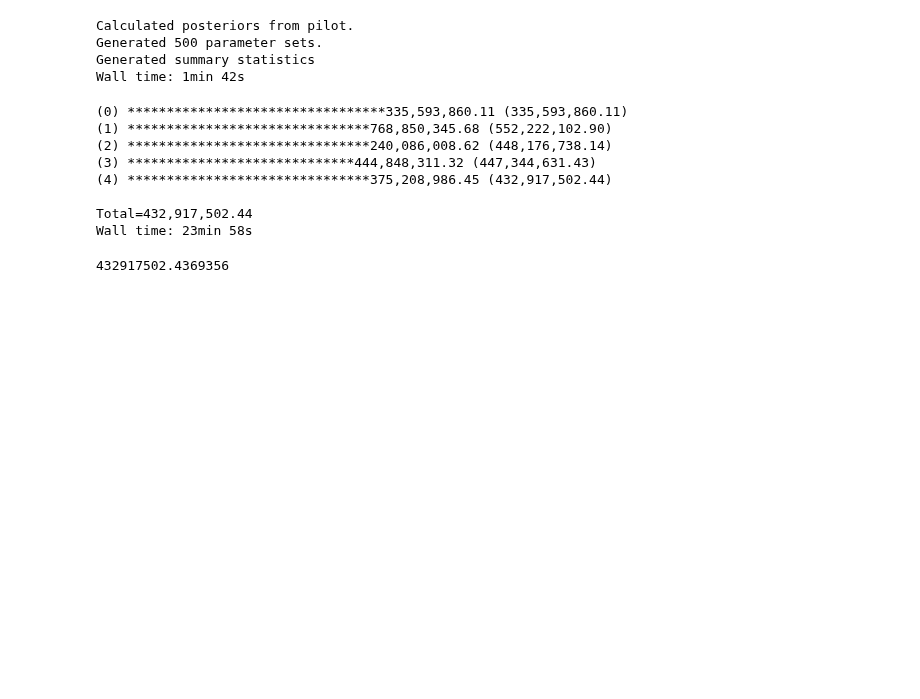
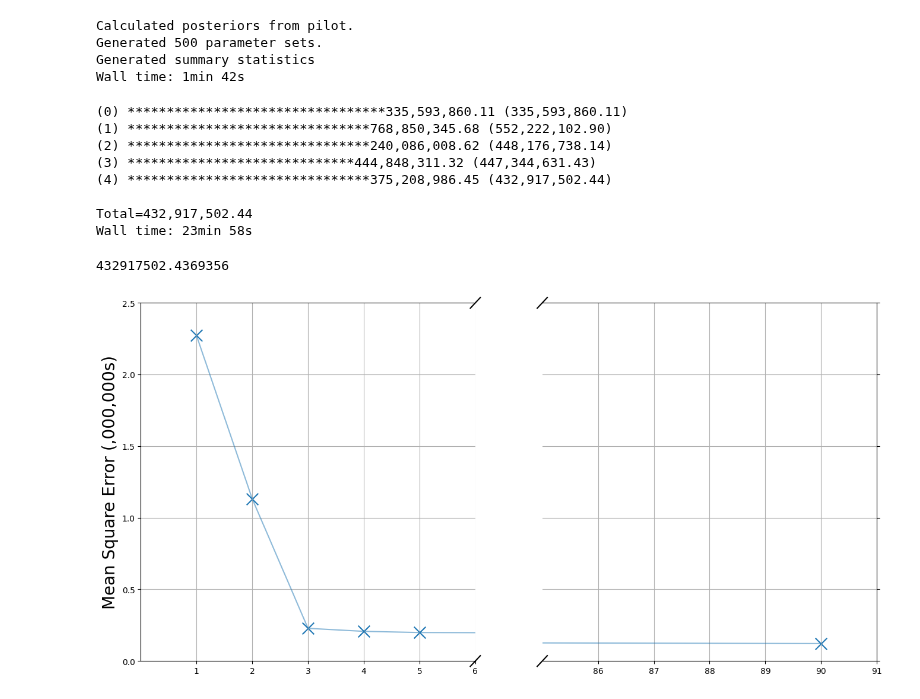
Before and after one commit to dajhutchinson/bayesian-modelling-of-epidemic-events, a Jupyter notebook: Code/SS test.ipynb, the cells around one changed output. Cells and saved outputs as stored; diff of their text form; code cells hidden in the pictures; blank space fills up the shorter version.

```diff
--- a/Code/SS test.ipynb
+++ b/Code/SS test.ipynb
@@ -304,3 +304,68 @@ mse_summary_stats(summary_stats)
 Total=432,917,502.44
 Wall time: 23min 58s
 432917502.4369356
+# %%
+import matplotlib.pyplot as plt
+import numpy as np
+from Models import SenegalRonaData
+
+# Size plots
+import matplotlib.pyplot as plt
+plt.rcParams['figure.figsize'] = [16, 8]
+plt.rcParams['figure.dpi'] = 100
+# %%
+entropy=[-9.48,-10.74,-10.59,-10.6,-10.54,-11.7]
+mse=[2272479,1131712,228150,207124,198888,121777]
+dims=[1,2,3,4,5,90]
+# %%
+x = np.linspace(0,10,100)
+x[75:] = np.linspace(40,42.5,25)
+
+y = np.sin(x)
+
+f,(ax,ax2) = plt.subplots(1,2,sharey=True, facecolor='w')
+
+# plot the same data on both axes
+ax.plot(dims,mse,alpha=.5)
+ax.scatter(dims,mse,marker="x",s=200)
+ax2.plot(dims,mse,alpha=.5)
+ax2.scatter(dims,mse,marker="x",s=200)
+
+ax.set_xlim(0,6)
+ax2.set_xlim(85,91)
+
+# hide the spines between ax and ax2
+ax.spines['right'].set_visible(False)
+ax2.spines['left'].set_visible(False)
+ax.yaxis.tick_left()
+ax2.yaxis.tick_right()
+
+d = .015 # how big to make the diagonal lines in axes coordinates
+# arguments to pass plot, just so we don't keep repeating them
+kwargs = dict(transform=ax.transAxes, color='k', clip_on=False)
+ax.plot((1-d,1+d), (-d,+d), **kwargs)
+ax.plot((1-d,1+d),(1-d,1+d), **kwargs)
+
+kwargs.update(transform=ax2.transAxes)  # switch to the bottom axes
+ax2.plot((-d,+d), (1-d,1+d), **kwargs)
+ax2.plot((-d,+d), (-d,+d), **kwargs)
+
+ax.set_xticks([i for i in range(1,7)])
+ax2.set_xticks([i for i in range(86,92)])
+
+ax.set_ylim(0,2500000)
+ax2.set_ylim(0,2500000)
+
+y_ticks=np.linspace(0,2500000,6)
+ax.set_yticks(y_ticks)
+ax2.set_yticks(y_ticks)
+
+ax.set_yticklabels(["{:.1f}".format(y/1000000) for y in y_ticks])
+ax.set_ylabel("Mean Square Error (,000,000s)",fontsize=20)
+
+ax.grid()
+ax2.grid()
+
+plt.show()
+# %% [output]
+[figure, added]
```
Also changed, not shown: 4 other files.
